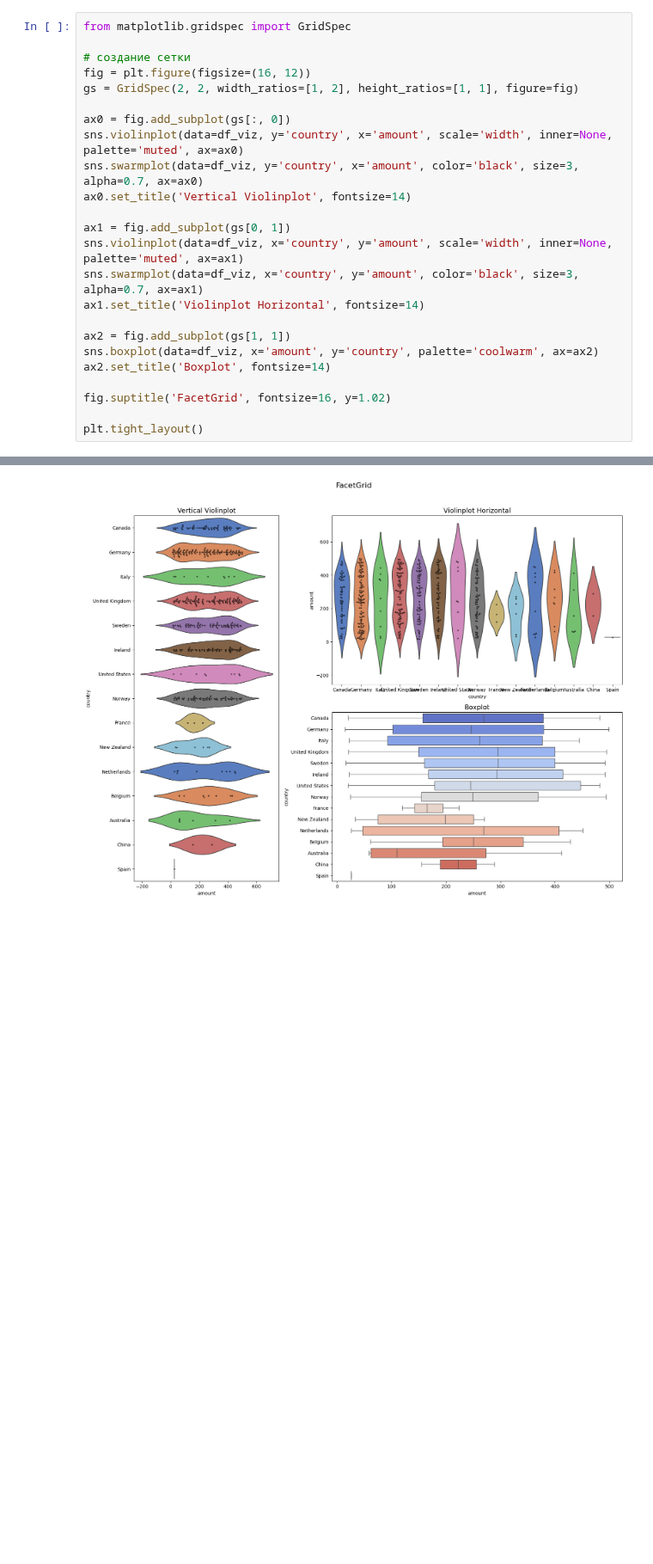
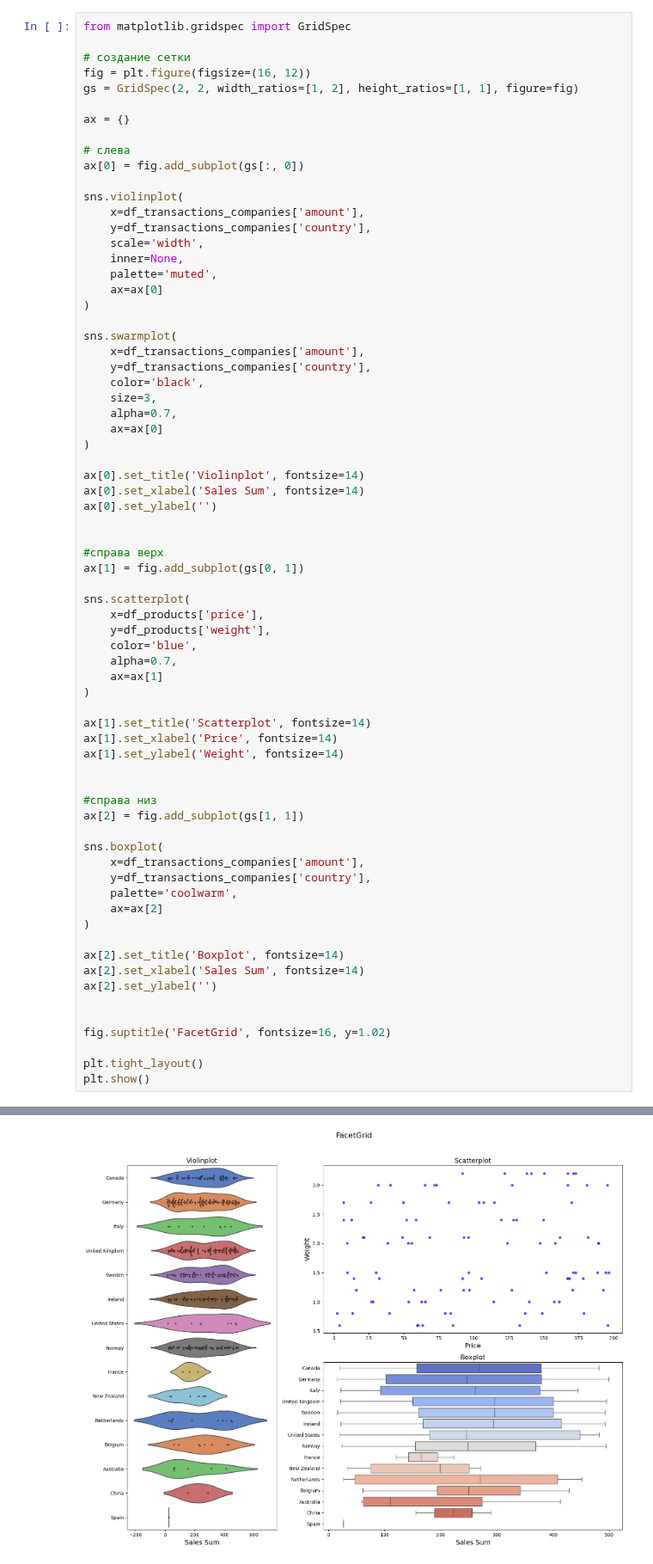
Before and after one commit to leocareer/DA_specialization, a Jupyter notebook: Sprint_08/S8_01.ipynb, the cells around one changed output, grey strips where cells are left out. Shown at 86% size. Drawn from its saved outputs; the diff is of its cells as text; blank space fills up the shorter version.

```diff
--- a/Sprint_08/S8_01.ipynb
+++ b/Sprint_08/S8_01.ipynb
@@ -384,23 +439,69 @@ from matplotlib.gridspec import GridSpec
 fig = plt.figure(figsize=(16, 12))
 gs = GridSpec(2, 2, width_ratios=[1, 2], height_ratios=[1, 1], figure=fig)
 
-ax0 = fig.add_subplot(gs[:, 0])
-sns.violinplot(data=df_viz, y='country', x='amount', scale='width', inner=None, palette='muted', ax=ax0)
-sns.swarmplot(data=df_viz, y='country', x='amount', color='black', size=3, alpha=0.7, ax=ax0)
-ax0.set_title('Vertical Violinplot', fontsize=14)
+ax = {}
 
-ax1 = fig.add_subplot(gs[0, 1])
-sns.violinplot(data=df_viz, x='country', y='amount', scale='width', inner=None, palette='muted', ax=ax1)
-sns.swarmplot(data=df_viz, x='country', y='amount', color='black', size=3, alpha=0.7, ax=ax1)
-ax1.set_title('Violinplot Horizontal', fontsize=14)
+# слева
+ax[0] = fig.add_subplot(gs[:, 0])
 
-ax2 = fig.add_subplot(gs[1, 1])
-sns.boxplot(data=df_viz, x='amount', y='country', palette='coolwarm', ax=ax2)
-ax2.set_title('Boxplot', fontsize=14)
+sns.violinplot(
+    x=df_transactions_companies['amount'],
+    y=df_transactions_companies['country'],
+    scale='width',
+    inner=None,
+    palette='muted',
+    ax=ax[0]
+)
+
+sns.swarmplot(
+    x=df_transactions_companies['amount'],
+    y=df_transactions_companies['country'],
+    color='black',
+    size=3,
+    alpha=0.7,
+    ax=ax[0]
+)
+
+ax[0].set_title('Violinplot', fontsize=14)
+ax[0].set_xlabel('Sales Sum', fontsize=14)
+ax[0].set_ylabel('')
+
+
+#справа верх
+ax[1] = fig.add_subplot(gs[0, 1])
+
+sns.scatterplot(
+    x=df_products['price'],
+    y=df_products['weight'],
+    color='blue',
+    alpha=0.7,
+    ax=ax[1]
+)
+
+ax[1].set_title('Scatterplot', fontsize=14)
+ax[1].set_xlabel('Price', fontsize=14)
+ax[1].set_ylabel('Weight', fontsize=14)
+
+
+#справа низ
+ax[2] = fig.add_subplot(gs[1, 1])
+
+sns.boxplot(
+    x=df_transactions_companies['amount'],
+    y=df_transactions_companies['country'],
+    palette='coolwarm',
+    ax=ax[2]
+)
+
+ax[2].set_title('Boxplot', fontsize=14)
+ax[2].set_xlabel('Sales Sum', fontsize=14)
+ax[2].set_ylabel('')
+
 
 fig.suptitle('FacetGrid', fontsize=16, y=1.02)
 
 plt.tight_layout()
+plt.show()
 # %% [output]
 Passing `palette` without assigning `hue` is deprecated and will be removed in v0.14.0. Assign the `y` variable to `hue` and set `legend=False` for the same effect.
 
@@ -422 +516 @@ Passing `palette` without assigning `hue` is deprecated and will be removed in v
-[figure, old version]
+[figure, new version]
```
Also changed, not shown: parts of 4 cells of this notebook.
